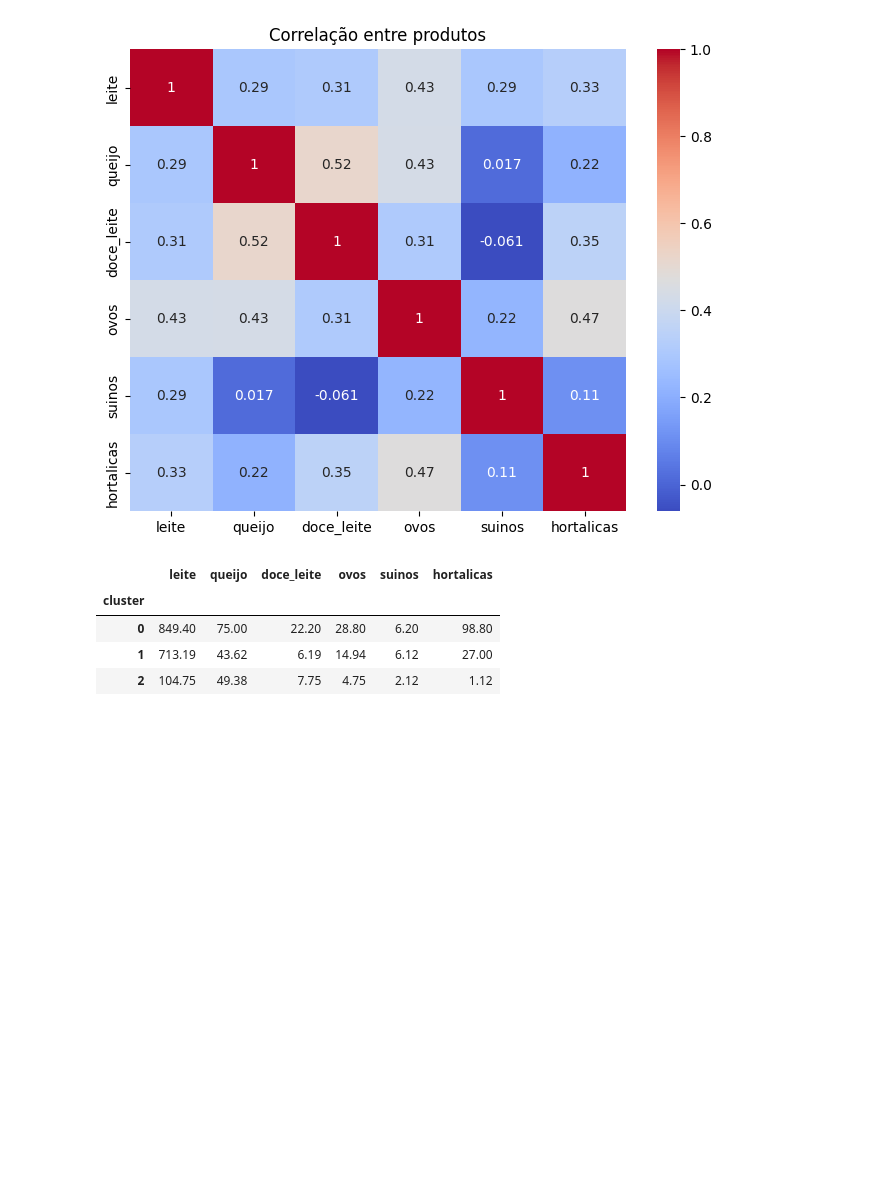
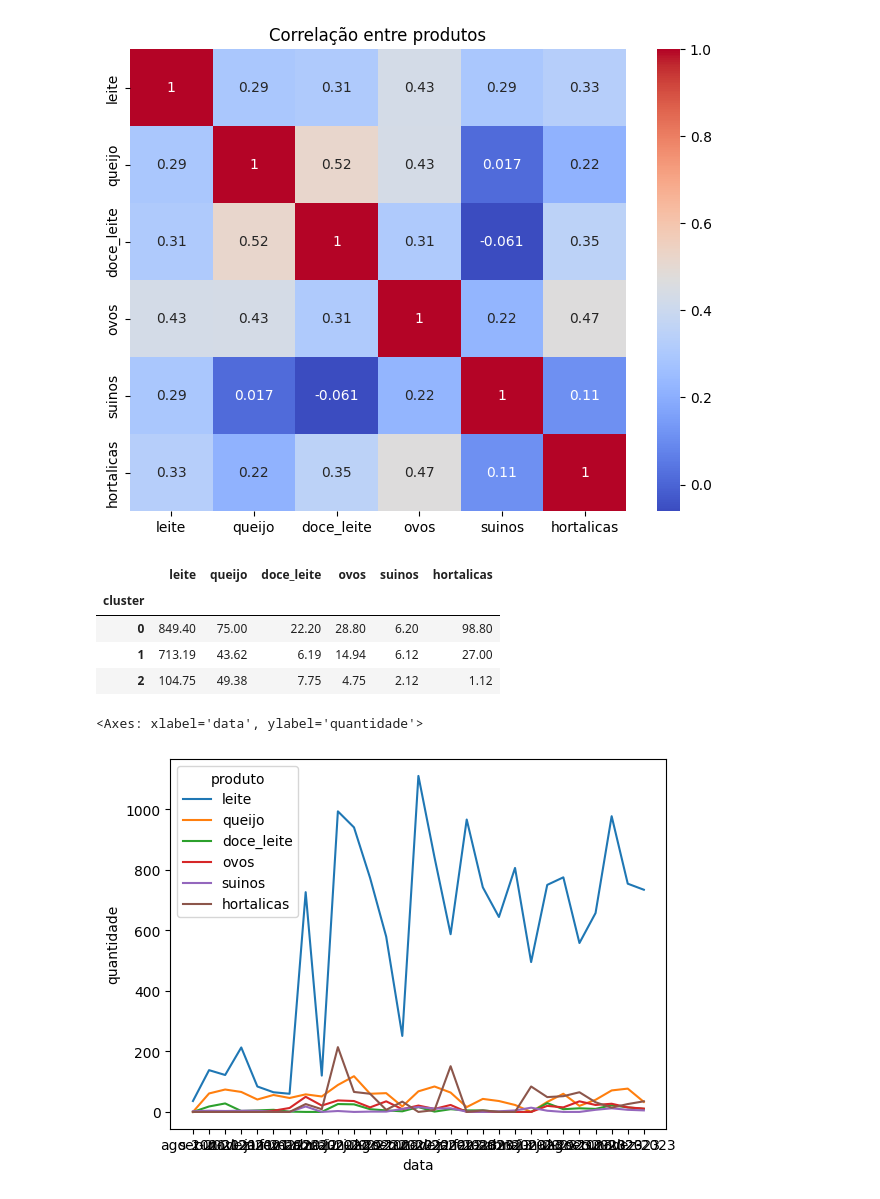
Before and after one commit to kylesonev/fazenda-coop, a Jupyter notebook: notebooks/01_EDA_producao.ipynb, the cells around one changed output. Drawn from its saved outputs; the diff is of its cells as text; code cells hidden in the pictures; blank space fills up the shorter version.

```diff
--- a/notebooks/01_EDA_producao.ipynb
+++ b/notebooks/01_EDA_producao.ipynb
@@ -137,3 +137,9 @@ df.groupby('cluster')[colunas].mean().style.format("{:.2f}")
 | 0 | 849.40 | 75.00 | 22.20 | 28.80 | 6.20 | 98.80 |
 | 1 | 713.19 | 43.62 | 6.19 | 14.94 | 6.12 | 27.00 |
 | 2 | 104.75 | 49.38 | 7.75 | 4.75 | 2.12 | 1.12 |
+# %%
+df_melted = df.melt(id_vars='data', value_vars=colunas, var_name='produto', value_name='quantidade')
+sns.lineplot(data=df_melted, x='data', y='quantidade', hue='produto')
+# %% [output]
+<Axes: xlabel='data', ylabel='quantidade'>
+[figure, added]
```
Also changed, not shown: 2 other files.
